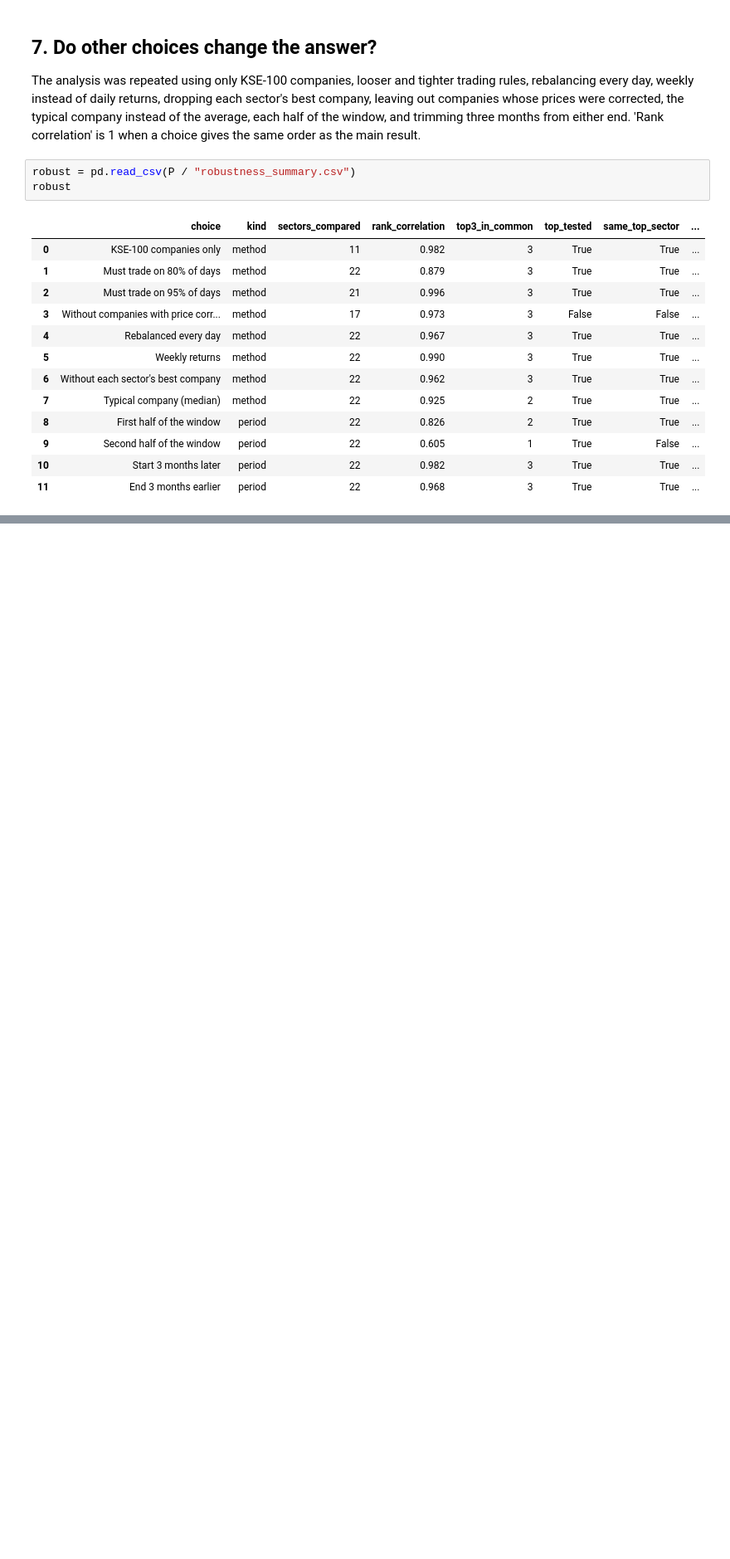
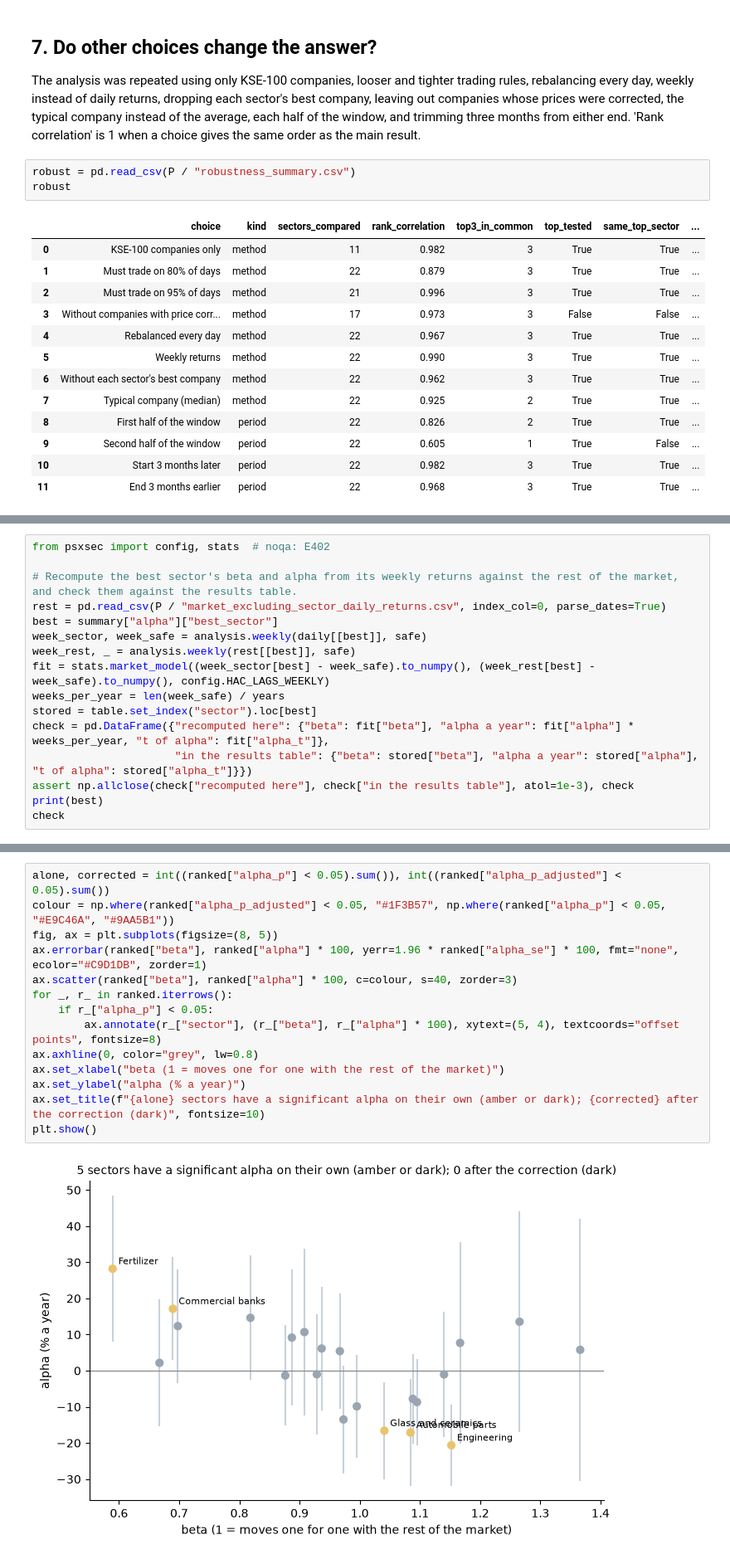
Before and after one commit to Maira-W/psx-sector-risk-return, a Jupyter notebook: notebooks/sector_risk_return.ipynb, the cells around one changed output, grey strips where cells are left out. Shown at 83% size. Saved outputs shown, nothing was run; the diff lists cells and outputs as text; blank space fills up the shorter version.

```diff
--- a/notebooks/sector_risk_return.ipynb
+++ b/notebooks/sector_risk_return.ipynb
@@ -272,0 +272,16 @@ sharpes.rank(ascending=False, method="min").astype("Int64")
+# %%
+from psxsec import config, stats  # noqa: E402
+
+# Recompute the best sector's beta and alpha from its weekly returns against the rest of the market, and check them against the results table.
+rest = pd.read_csv(P / "market_excluding_sector_daily_returns.csv", index_col=0, parse_dates=True)
+best = summary["alpha"]["best_sector"]
+week_sector, week_safe = analysis.weekly(daily[[best]], safe)
+week_rest, _ = analysis.weekly(rest[[best]], safe)
+fit = stats.market_model((week_sector[best] - week_safe).to_numpy(), (week_rest[best] - week_safe).to_numpy(), config.HAC_LAGS_WEEKLY)
+weeks_per_year = len(week_safe) / years
+stored = table.set_index("sector").loc[best]
+check = pd.DataFrame({"recomputed here": {"beta": fit["beta"], "alpha a year": fit["alpha"] * weeks_per_year, "t of alpha": fit["alpha_t"]},
+                      "in the results table": {"beta": stored["beta"], "alpha a year": stored["alpha"], "t of alpha": stored["alpha_t"]}})
+assert np.allclose(check["recomputed here"], check["in the results table"], atol=1e-3), check
+print(best)
+check
@@ -272,0 +309,16 @@ sharpes.rank(ascending=False, method="min").astype("Int64")
+# %%
+alone, corrected = int((ranked["alpha_p"] < 0.05).sum()), int((ranked["alpha_p_adjusted"] < 0.05).sum())
+colour = np.where(ranked["alpha_p_adjusted"] < 0.05, "#1F3B57", np.where(ranked["alpha_p"] < 0.05, "#E9C46A", "#9AA5B1"))
+fig, ax = plt.subplots(figsize=(8, 5))
+ax.errorbar(ranked["beta"], ranked["alpha"] * 100, yerr=1.96 * ranked["alpha_se"] * 100, fmt="none", ecolor="#C9D1DB", zorder=1)
+ax.scatter(ranked["beta"], ranked["alpha"] * 100, c=colour, s=40, zorder=3)
+for _, r_ in ranked.iterrows():
+    if r_["alpha_p"] < 0.05:
+        ax.annotate(r_["sector"], (r_["beta"], r_["alpha"] * 100), xytext=(5, 4), textcoords="offset points", fontsize=8)
+ax.axhline(0, color="grey", lw=0.8)
+ax.set_xlabel("beta (1 = moves one for one with the rest of the market)")
+ax.set_ylabel("alpha (% a year)")
+ax.set_title(f"{alone} sectors have a significant alpha on their own (amber or dark); {corrected} after the correction (dark)", fontsize=10)
+plt.show()
+# %% [output]
+[figure, added]
```
Also changed, not shown: parts of 13 cells of this notebook, 35 other files.
